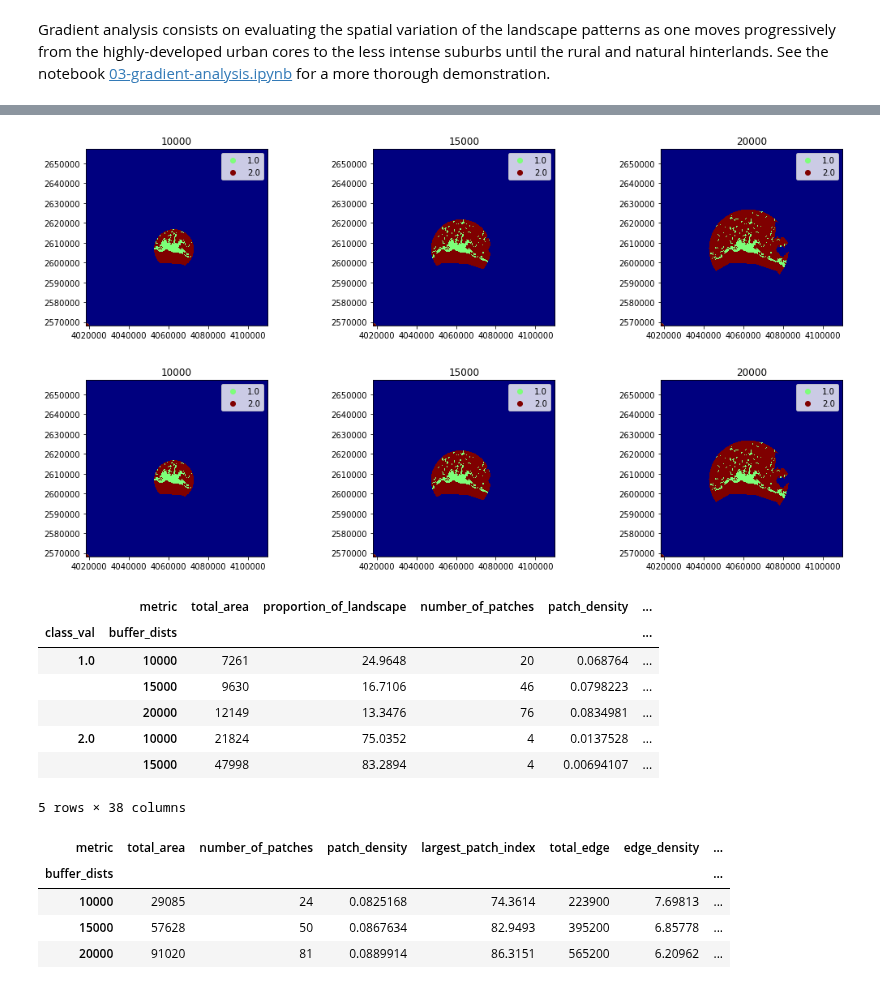
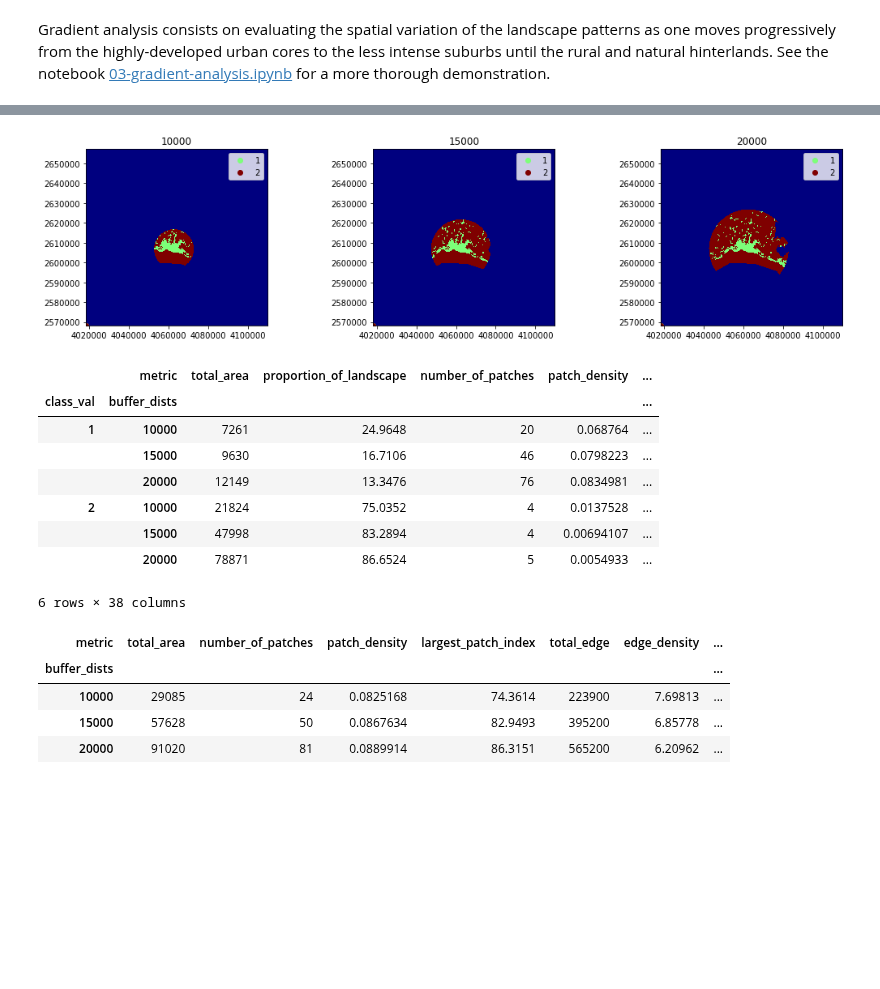
Before and after one commit to martibosch/pylandstats-notebooks, a Jupyter notebook: notebooks/00-overview.ipynb, the cells around one changed output, grey strips where cells are left out. Drawn from its saved outputs; the diff is of its cells as text; code cells hidden in the pictures; blank space fills up the shorter version.

Commit message:
updated notebooks: df head, return figs, small corrections, outputs

```diff
--- a/notebooks/00-overview.ipynb
+++ b/notebooks/00-overview.ipynb
@@ -97,32 +97,32 @@ Gradient analysis consists on evaluating the spatial variation of the landscape
 # %%
 from shapely.geometry import Point
 
 # latitude and longitude of the center of Lausanne according to OpenStreetMap
 base_mask = Point(6.6327025, 46.5218269)
 base_mask_crs = '+proj=longlat +ellps=WGS84 +datum=WGS84 +no_defs'
 
 # buffer distances (in meters)
 buffer_dists = [10000, 15000, 20000]
 
 # initialize a `BufferAnalysis` instance
 ba = pls.BufferAnalysis(
     '../data/clc/vaud_g100_clc00_V18_5.tif', base_mask, buffer_dists,
     base_mask_crs=base_mask_crs)
 
 # plot the landscape
-ba.plot_landscapes()
+fig = ba.plot_landscapes()
 # %% [output]
-[figure, old version]
+[figure, new version]
-[figure, removed]
 # %%
-ba.class_metrics_df.head()
+ba.class_metrics_df
 # %% [output]
 |  | metric | total_area | proportion_of_landscape | number_of_patches | patch_density | ... |
 | class_val | buffer_dists |  |  |  |  | ... |
-| 1.0 | 10000 | 7261 | 24.9648 | 20 | 0.068764 | ... |
+| 1 | 10000 | 7261 | 24.9648 | 20 | 0.068764 | ... |
 |  | 15000 | 9630 | 16.7106 | 46 | 0.0798223 | ... |
 |  | 20000 | 12149 | 13.3476 | 76 | 0.0834981 | ... |
-| 2.0 | 10000 | 21824 | 75.0352 | 4 | 0.0137528 | ... |
+| 2 | 10000 | 21824 | 75.0352 | 4 | 0.0137528 | ... |
 |  | 15000 | 47998 | 83.2894 | 4 | 0.00694107 | ... |
+|  | 20000 | 78871 | 86.6524 | 5 | 0.0054933 | ... |
-5 rows × 38 columns
+6 rows × 38 columns
 # %%
```
Also changed, not shown: parts of 2 cells of this notebook, 3 other files.
